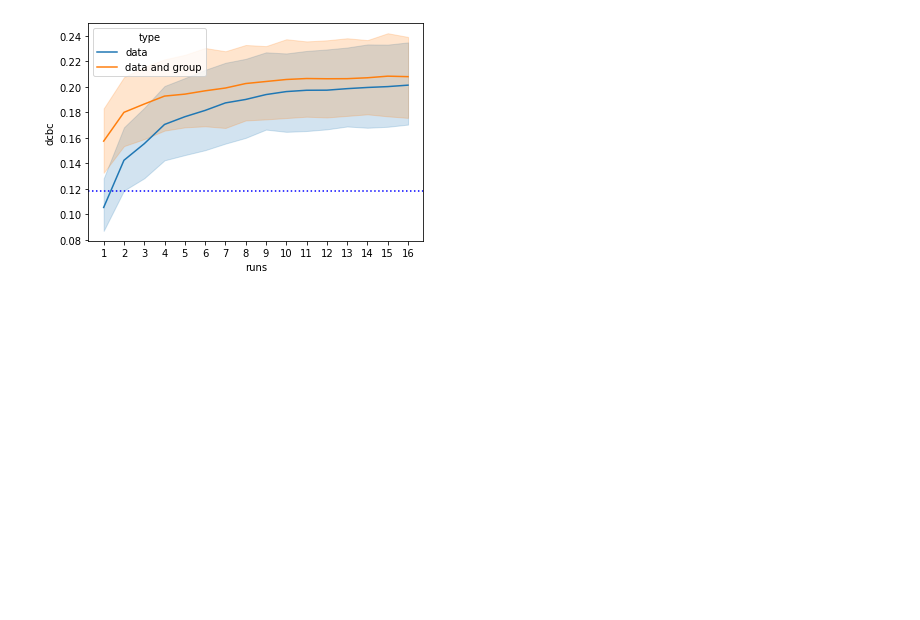
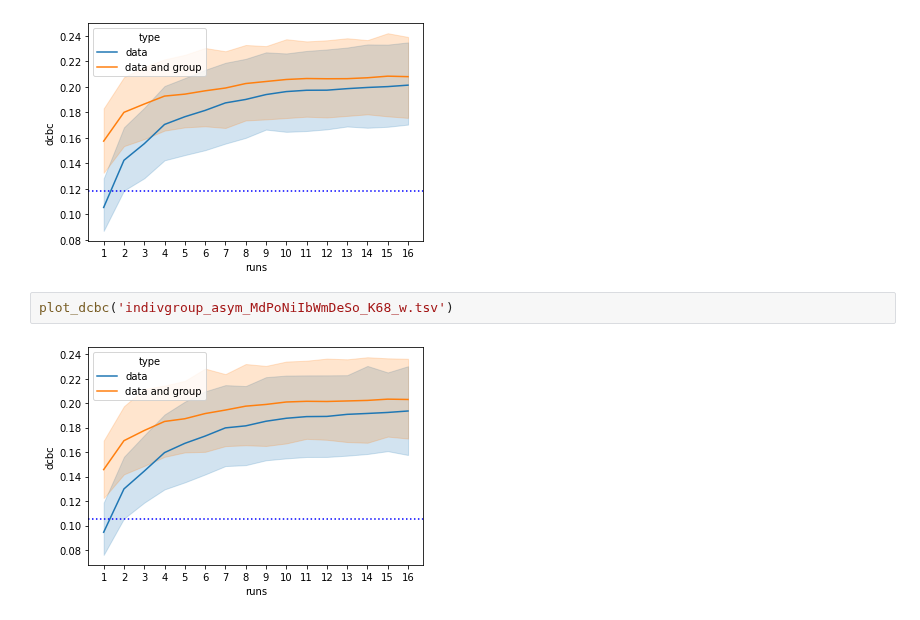
Before and after one commit to DiedrichsenLab/ProbabilisticParcellation, a Jupyter notebook: notebooks/atlas_paper/indiv_group.ipynb, the cells around one changed output. Drawn from its saved outputs; the diff is of its cells as text; blank space fills up the shorter version.

```diff
--- a/notebooks/atlas_paper/indiv_group.ipynb
+++ b/notebooks/atlas_paper/indiv_group.ipynb
@@ -41,3 +41,7 @@ plot_dcbc('indivgroup_asym_Md_K68.tsv')
 plot_dcbc('indivgroup_asym_MdPoNiIbWmDeSo_K68.tsv')
 # %% [output]
 [figure]
+# %%
+plot_dcbc('indivgroup_asym_MdPoNiIbWmDeSo_K68_w.tsv')
+# %% [output]
+[figure, added]
```
Also changed, not shown: parts of 1 cell of this notebook.
